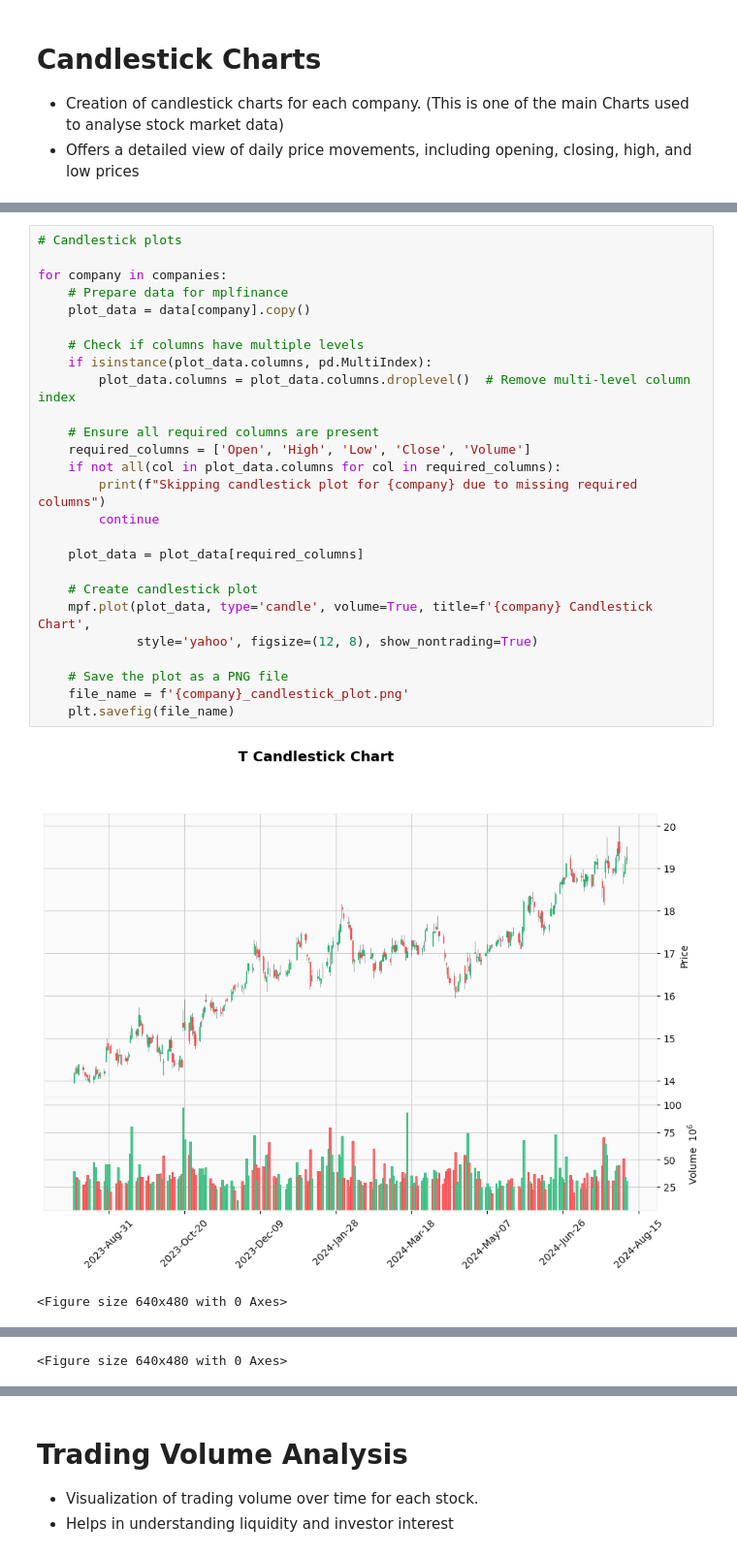
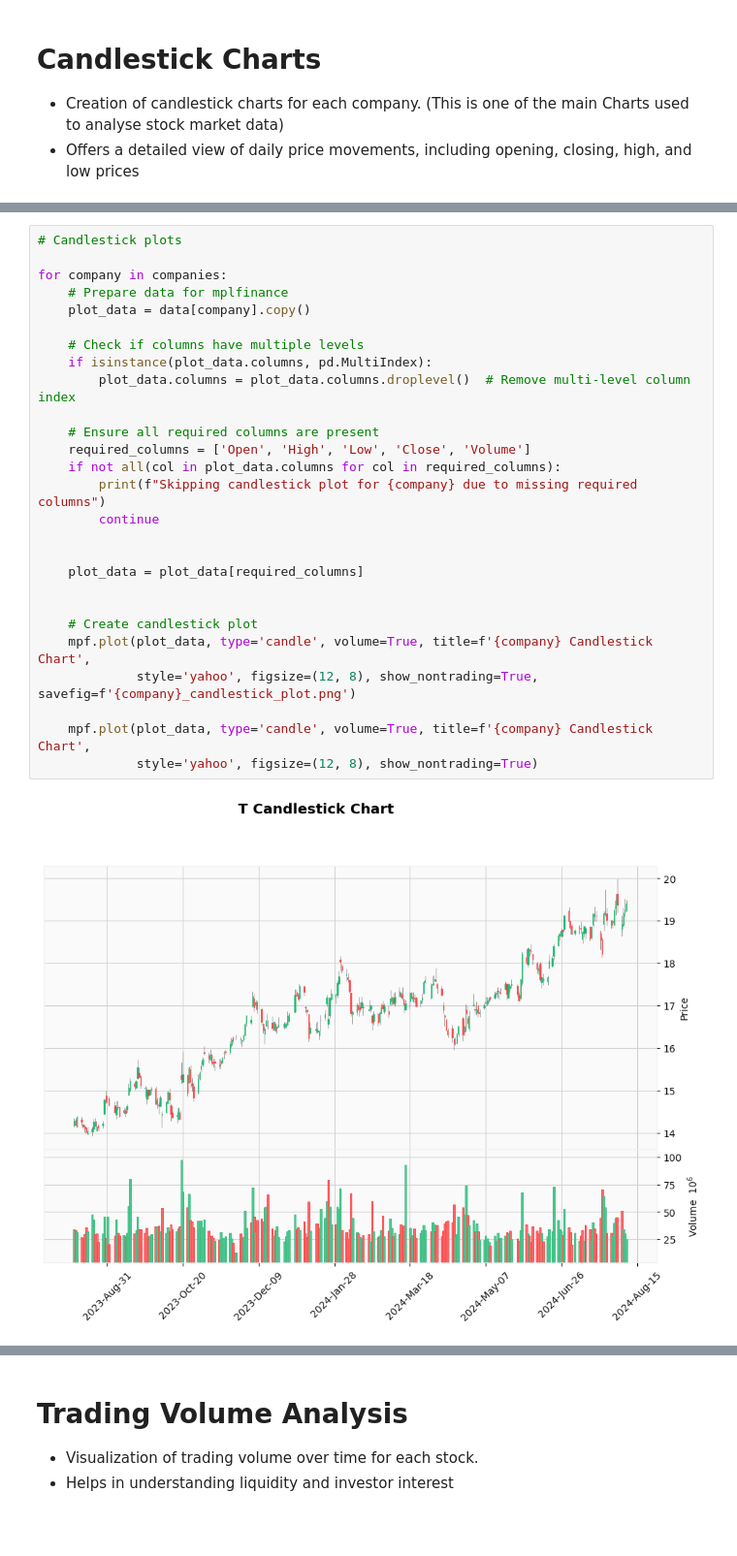
Before and after one commit to Yelemam/Project1-Telecom-Stock, a Jupyter notebook: Telecom_Stock.ipynb, the cells around one changed output, grey strips where cells are left out. Shown at 97% size. Saved outputs shown, nothing was run; the diff lists cells and outputs as text; blank space fills up the shorter version.

```diff
--- a/Telecom_Stock.ipynb
+++ b/Telecom_Stock.ipynb
@@ -314,29 +316,29 @@ plot_data
 # %%
 # Candlestick plots
 
 for company in companies:
     # Prepare data for mplfinance
     plot_data = data[company].copy()
 
     # Check if columns have multiple levels
     if isinstance(plot_data.columns, pd.MultiIndex):
         plot_data.columns = plot_data.columns.droplevel()  # Remove multi-level column index
 
     # Ensure all required columns are present
     required_columns = ['Open', 'High', 'Low', 'Close', 'Volume']
     if not all(col in plot_data.columns for col in required_columns):
         print(f"Skipping candlestick plot for {company} due to missing required columns")
         continue
 
+
     plot_data = plot_data[required_columns]
+
 
     # Create candlestick plot
     mpf.plot(plot_data, type='candle', volume=True, title=f'{company} Candlestick Chart',
+             style='yahoo', figsize=(12, 8), show_nontrading=True, savefig=f'{company}_candlestick_plot.png')
+
+    mpf.plot(plot_data, type='candle', volume=True, title=f'{company} Candlestick Chart',
              style='yahoo', figsize=(12, 8), show_nontrading=True)
-
-    # Save the plot as a PNG file
-    file_name = f'{company}_candlestick_plot.png'
-    plt.savefig(file_name)
 # %% [output]
-[figure, old version]
+[figure, new version]
-<Figure size 640x480 with 0 Axes>
@@ -344 +345,0 @@ for company in companies:
-<Figure size 640x480 with 0 Axes>
```
Also changed, not shown: parts of 21 cells of this notebook, 11 other files.
